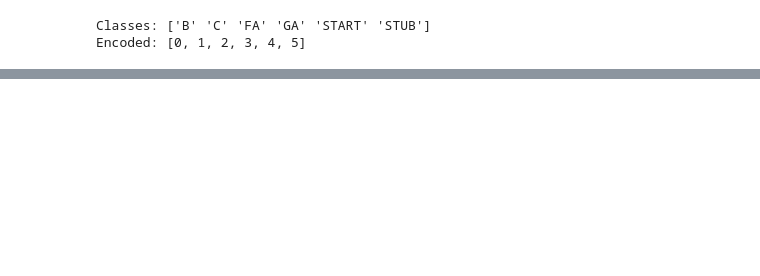
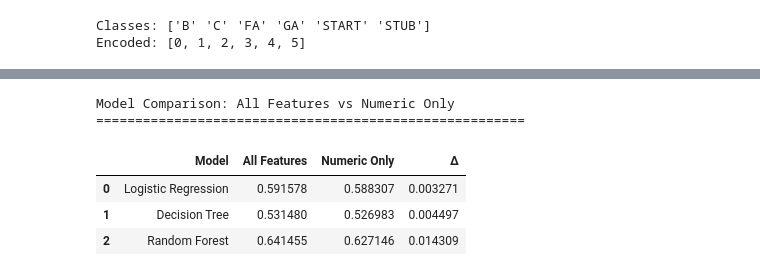
Before and after one commit to lucascampa/wikipedia-article-quality-ml, a Jupyter notebook: notebooks/Supervised and Unsupervised Learning.ipynb, the cells around one changed output, grey strips where cells are left out. Saved outputs shown, nothing was run; the diff lists cells and outputs as text; code cells hidden in the pictures; blank space fills up the shorter version.

```diff
--- a/notebooks/Supervised and Unsupervised Learning.ipynb
+++ b/notebooks/Supervised and Unsupervised Learning.ipynb
@@ -1337,0 +1352,10 @@ Baseline Model Comparison (Validation Set)
+# %%
+lr_num = LogisticRegression(max_iter=1000, random_state=42)
+lr_num.fit(X_train_num, y_train_encoded)
+
+y_val_pred_lr_num = lr_num.predict(X_val_num)
+lr_num_val_acc = accuracy_score(y_val_encoded, y_val_pred_lr_num)
+
+print(f"Validation Accuracy: {lr_num_val_acc:.4f}\n")
+print("Classification Report:")
+print(classification_report(y_val_encoded, y_val_pred_lr_num, target_names=le.classes_))
@@ -1337,0 +1378,10 @@ Baseline Model Comparison (Validation Set)
+# %%
+dt_num = DecisionTreeClassifier(random_state=42)
+dt_num.fit(X_train_num, y_train_encoded)
+
+y_val_pred_dt_num = dt_num.predict(X_val_num)
+dt_num_val_acc = accuracy_score(y_val_encoded, y_val_pred_dt_num)
+
+print(f"Validation Accuracy: {dt_num_val_acc:.4f}\n")
+print("Classification Report:")
+print(classification_report(y_val_encoded, y_val_pred_dt_num, target_names=le.classes_))
@@ -1337,0 +1404,10 @@ Baseline Model Comparison (Validation Set)
+# %%
+rf_num = RandomForestClassifier(n_estimators=100, random_state=42, n_jobs=-1)
+rf_num.fit(X_train_num, y_train_encoded)
+
+y_val_pred_rf_num = rf_num.predict(X_val_num)
+rf_num_val_acc = accuracy_score(y_val_encoded, y_val_pred_rf_num)
+
+print(f"Validation Accuracy: {rf_num_val_acc:.4f}\n")
+print("Classification Report:")
+print(classification_report(y_val_encoded, y_val_pred_rf_num, target_names=le.classes_))
@@ -1337,0 +1430,19 @@ Baseline Model Comparison (Validation Set)
+# %%
+results_comparison = pd.DataFrame({
+    'Model': ['Logistic Regression', 'Decision Tree', 'Random Forest'],
+    'All Features': [lr_val_acc, dt_val_acc, rf_val_acc],
+    'Numeric Only': [lr_num_val_acc, dt_num_val_acc, rf_num_val_acc]
+})
+
+results_comparison['Δ'] = results_comparison['All Features'] - results_comparison['Numeric Only']
+
+print("Model Comparison: All Features vs Numeric Only")
+print("=" * 55)
+results_comparison
+# %% [output]
+Model Comparison: All Features vs Numeric Only
+=======================================================
+|  | Model | All Features | Numeric Only | Δ |
+| 0 | Logistic Regression | 0.591578 | 0.588307 | 0.003271 |
+| 1 | Decision Tree | 0.531480 | 0.526983 | 0.004497 |
+| 2 | Random Forest | 0.641455 | 0.627146 | 0.014309 |
```
Also changed, not shown: parts of 17 cells of this notebook.
